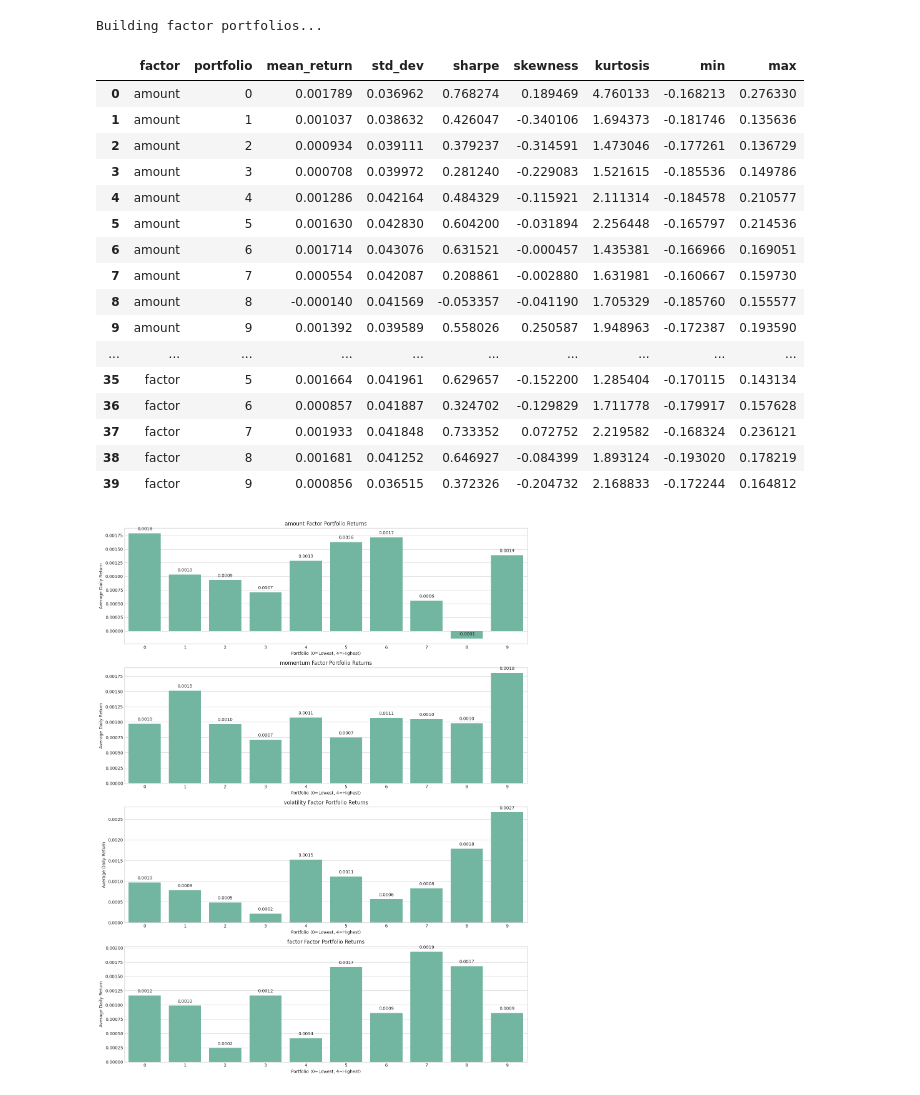
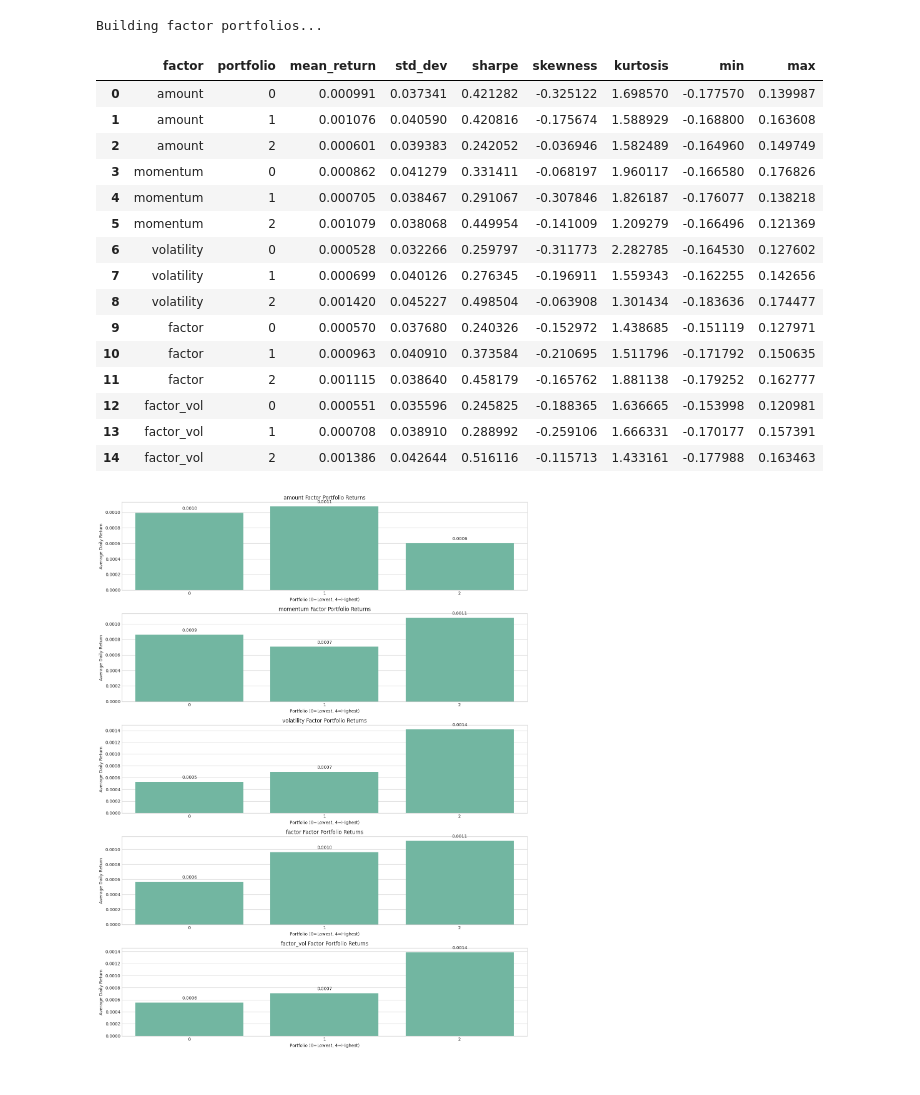
Before and after one commit to LazyPigPig/factor-research, a Jupyter notebook: 20250614_Multifactor_regress_analize.ipynb, the cells around one changed output. Drawn from its saved outputs; the diff is of its cells as text; code cells hidden in the pictures.

```diff
--- a/20250614_Multifactor_regress_analize.ipynb
+++ b/20250614_Multifactor_regress_analize.ipynb
@@ -189,6 +173,11 @@ data['momentum_z'] = data.groupby('date')['momentum'].transform(zscore)
 data['amount_z'] = data.groupby('date')['amount'].transform(zscore)
 data['factor_z'] = data.groupby('date')['factor'].transform(zscore)
 
+data['factor_vol'] = data['factor_z'] + data['volatility_z']
+data['factor_vol_z'] = data.groupby('date')['factor_vol'].transform(zscore)
+
+
+
 # 计算市场收益率 (所有币种等权重平均)
 market_return = data.groupby('date')['to_day_return'].mean().reset_index()
 market_return.columns = ['date', 'market_return']
@@ -267,12 +258,24 @@ for date, group in tqdm(data.groupby('date'), desc="Calculating general factor")
     general_factor.append({'date': date, 'GEN': gen})
 general_factor = pd.DataFrame(general_factor)
 
-
+# a31+vol
+general_factor_vol = []
+for date, group in tqdm(data.groupby('date'), desc="Calculating general factor V"):
+    if len(group) < 10:
+        continue
+    group = group.sort_values('factor_vol_z')
+    low_gen = group.iloc[:len(group)//3]
+    high_gen = group.iloc[-len(group)//3:]
+    gen = high_gen['next_day_return'].mean() - low_gen['next_day_return'].mean()
+    general_factor_vol.append({'date': date, 'GENV': gen})
+general_factor_vol = pd.DataFrame(general_factor_vol)
 
 factors = market_factor.merge(size_factor, on='date', how='left')
 factors = factors.merge(mom_factor, on='date', how='left')
 factors = factors.merge(vol_factor, on='date', how='left')
 factors = factors.merge(general_factor, on='date', how='left')
+factors = factors.merge(general_factor_vol, on='date', how='left')
+
 factors['const'] = 1
 
 
@@ -282,6 +285,8 @@ factors['SMB_Cumulative'] = (1 + factors['SMB']).cumprod() - 1
 factors['MOM_Cumulative'] = (1 + factors['MOM']).cumprod() - 1
 factors['VOL_Cumulative'] = (1 + factors['VOL']).cumprod() - 1
 factors['GEN_Cumulative'] = (1 + factors['GEN']).cumprod() - 1
+factors['GENV_Cumulative'] = (1 + factors['GENV']).cumprod() - 1
+
 
 
 factors.set_index('date', inplace=True)
@@ -323,7 +329,7 @@ Performing single factor tests...
 # %%
 # 绘制因子时间序列
-fig, axes = plt.subplots(4, 1, figsize=(14, 16))
-for i, factor in enumerate(['SMB_Cumulative', 'MOM_Cumulative', 'VOL_Cumulative','GEN_Cumulative']):
+fig, axes = plt.subplots(5, 1, figsize=(14, 16))
+for i, factor in enumerate(['SMB_Cumulative', 'MOM_Cumulative', 'VOL_Cumulative','GEN_Cumulative','GENV_Cumulative']):
     factors[factor].plot(ax=axes[i], title=f'{factor} Factor Time Series')
     axes[i].set_ylabel('Factor Return')
 plt.tight_layout()
@@ -331,7 +337,7 @@ plt.savefig('factor_time_series.png', dpi=300)
 
 # # 绘制因子相关性热力图
 plt.figure(figsize=(10, 8))
-sns.heatmap(factors[['SMB', 'MOM', 'VOL', 'GEN']].corr(),
+sns.heatmap(factors[['SMB', 'MOM', 'VOL', 'GEN', 'GENV']].corr(),
             annot=True, cmap='coolwarm', center=0)
 plt.title('Factor Correlation Matrix')
 plt.tight_layout()
@@ -342,13 +348,13 @@ plt.savefig('factor_correlation.png', dpi=300)
 # %%
 print("Building factor portfolios...")
-n_portfolios = 10
+n_portfolios = 3
 
 data = data.copy()
 data = data[data['date'].isin(factors.index)]
 
 portfolio_dfs = []
 
-for factor in ['amount', 'momentum', 'volatility', 'factor']:
+for factor in ['amount', 'momentum', 'volatility', 'factor', 'factor_vol']:
     portfolio_returns = []
 
     for date, group in tqdm(data.groupby('date'), desc=f"Processing {factor} portfolios"):
@@ -371,7 +377,7 @@ portfolio_returns = pd.concat(portfolio_dfs)
 
 # 计算投资组合表现统计
 portfolio_stats = []
-for factor in ['amount', 'momentum', 'volatility','factor']:
+for factor in ['amount', 'momentum', 'volatility','factor','factor_vol']:
     for portfolio in range(n_portfolios):
         port_ret = portfolio_returns[
             (portfolio_returns['factor'] == factor) &
@@ -395,49 +401,48 @@ portfolio_stats
 # %% [output]
 Building factor portfolios...
 |  | factor | portfolio | mean_return | std_dev | sharpe | skewness | kurtosis | min | max |
-| 0 | amount | 0 | 0.001789 | 0.036962 | 0.768274 | 0.189469 | 4.760133 | -0.168213 | 0.276330 |
-| 1 | amount | 1 | 0.001037 | 0.038632 | 0.426047 | -0.340106 | 1.694373 | -0.181746 | 0.135636 |
-| 2 | amount | 2 | 0.000934 | 0.039111 | 0.379237 | -0.314591 | 1.473046 | -0.177261 | 0.136729 |
-| 3 | amount | 3 | 0.000708 | 0.039972 | 0.281240 | -0.229083 | 1.521615 | -0.185536 | 0.149786 |
-| 4 | amount | 4 | 0.001286 | 0.042164 | 0.484329 | -0.115921 | 2.111314 | -0.184578 | 0.210577 |
-| 5 | amount | 5 | 0.001630 | 0.042830 | 0.604200 | -0.031894 | 2.256448 | -0.165797 | 0.214536 |
-| 6 | amount | 6 | 0.001714 | 0.043076 | 0.631521 | -0.000457 | 1.435381 | -0.166966 | 0.169051 |
-| 7 | amount | 7 | 0.000554 | 0.042087 | 0.208861 | -0.002880 | 1.631981 | -0.160667 | 0.159730 |
-| 8 | amount | 8 | -0.000140 | 0.041569 | -0.053357 | -0.041190 | 1.705329 | -0.185760 | 0.155577 |
-| 9 | amount | 9 | 0.001392 | 0.039589 | 0.558026 | 0.250587 | 1.948963 | -0.172387 | 0.193590 |
-| ... | ... | ... | ... | ... | ... | ... | ... | ... | ... |
-| 35 | factor | 5 | 0.001664 | 0.041961 | 0.629657 | -0.152200 | 1.285404 | -0.170115 | 0.143134 |
-| 36 | factor | 6 | 0.000857 | 0.041887 | 0.324702 | -0.129829 | 1.711778 | -0.179917 | 0.157628 |
-| 37 | factor | 7 | 0.001933 | 0.041848 | 0.733352 | 0.072752 | 2.219582 | -0.168324 | 0.236121 |
-| 38 | factor | 8 | 0.001681 | 0.041252 | 0.646927 | -0.084399 | 1.893124 | -0.193020 | 0.178219 |
-| 39 | factor | 9 | 0.000856 | 0.036515 | 0.372326 | -0.204732 | 2.168833 | -0.172244 | 0.164812 |
+| 0 | amount | 0 | 0.000991 | 0.037341 | 0.421282 | -0.325122 | 1.698570 | -0.177570 | 0.139987 |
+| 1 | amount | 1 | 0.001076 | 0.040590 | 0.420816 | -0.175674 | 1.588929 | -0.168800 | 0.163608 |
+| 2 | amount | 2 | 0.000601 | 0.039383 | 0.242052 | -0.036946 | 1.582489 | -0.164960 | 0.149749 |
+| 3 | momentum | 0 | 0.000862 | 0.041279 | 0.331411 | -0.068197 | 1.960117 | -0.166580 | 0.176826 |
+| 4 | momentum | 1 | 0.000705 | 0.038467 | 0.291067 | -0.307846 | 1.826187 | -0.176077 | 0.138218 |
+| 5 | momentum | 2 | 0.001079 | 0.038068 | 0.449954 | -0.141009 | 1.209279 | -0.166496 | 0.121369 |
+| 6 | volatility | 0 | 0.000528 | 0.032266 | 0.259797 | -0.311773 | 2.282785 | -0.164530 | 0.127602 |
+| 7 | volatility | 1 | 0.000699 | 0.040126 | 0.276345 | -0.196911 | 1.559343 | -0.162255 | 0.142656 |
+| 8 | volatility | 2 | 0.001420 | 0.045227 | 0.498504 | -0.063908 | 1.301434 | -0.183636 | 0.174477 |
+| 9 | factor | 0 | 0.000570 | 0.037680 | 0.240326 | -0.152972 | 1.438685 | -0.151119 | 0.127971 |
+| 10 | factor | 1 | 0.000963 | 0.040910 | 0.373584 | -0.210695 | 1.511796 | -0.171792 | 0.150635 |
+| 11 | factor | 2 | 0.001115 | 0.038640 | 0.458179 | -0.165762 | 1.881138 | -0.179252 | 0.162777 |
+| 12 | factor_vol | 0 | 0.000551 | 0.035596 | 0.245825 | -0.188365 | 1.636665 | -0.153998 | 0.120981 |
+| 13 | factor_vol | 1 | 0.000708 | 0.038910 | 0.288992 | -0.259106 | 1.666331 | -0.170177 | 0.157391 |
+| 14 | factor_vol | 2 | 0.001386 | 0.042644 | 0.516116 | -0.115713 | 1.433161 | -0.177988 | 0.163463 |
 # %%
-fig, axes = plt.subplots(4, 1, figsize=(14, 18))
+fig, axes = plt.subplots(5, 1, figsize=(14, 18))
 
-for i, factor in enumerate(['amount', 'momentum', 'volatility','factor']):
+for i, factor in enumerate(['amount', 'momentum', 'volatility','factor','factor_vol']):
     factor_name = factor
 
     # 提取该因子的投资组合数据
     factor_data = portfolio_stats[portfolio_stats['factor'] == factor]
 
     # 绘制平均收益率
     ax = axes[i]
     sns.barplot(x='portfolio', y='mean_return', data=factor_data, ax=ax)
     ax.set_title(f'{factor_name} Factor Portfolio Returns')
     ax.set_xlabel('Portfolio (0=Lowest, 4=Highest)')
     ax.set_ylabel('Average Daily Return')
 
     # 添加数值标签
     for p in ax.patches:
         ax.annotate(f"{p.get_height():.4f}",
                     (p.get_x() + p.get_width() / 2., p.get_height()),
                     ha='center', va='center', xytext=(0, 10),
                     textcoords='offset points')
 
 plt.tight_layout()
 plt.savefig('portfolio_performance.png', dpi=300)
 # %% [output]
-[figure, old version]
+[figure, new version]
 # %%
 print("Running multifactor regression...")
 
```
Also changed, not shown: parts of 12 cells of this notebook, 3 other files.
